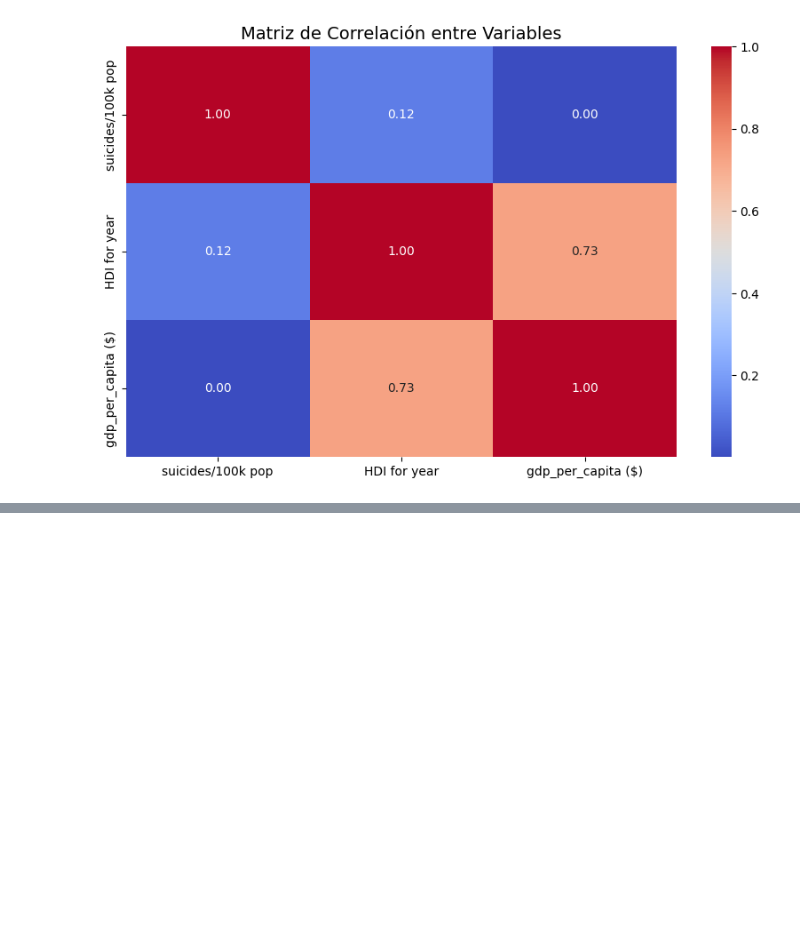
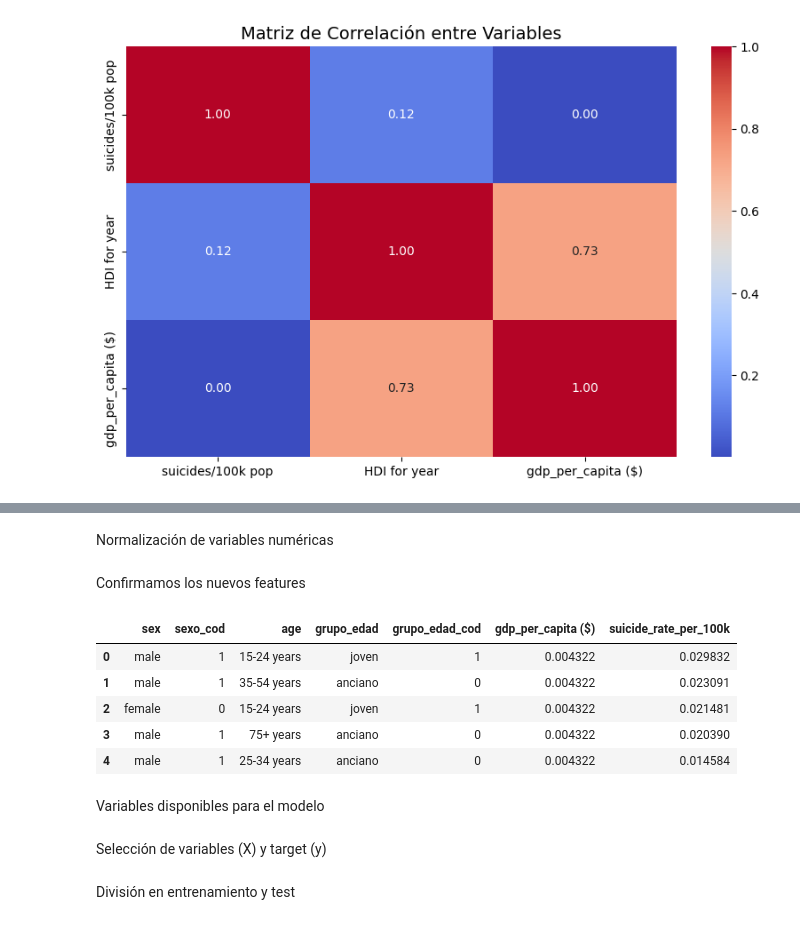
Before and after one commit to rosanavanesavasquez/Suicide_rates_Overview, a Jupyter notebook: Suicide_Rates_Overview_VASQUEZ_1eraEntrega.ipynb, the cells around one changed output, grey strips where cells are left out. Saved outputs shown, nothing was run; the diff lists cells and outputs as text; code cells hidden in the pictures; blank space fills up the shorter version.

```diff
--- a/Suicide_Rates_Overview_VASQUEZ_1eraEntrega.ipynb
+++ b/Suicide_Rates_Overview_VASQUEZ_1eraEntrega.ipynb
@@ -186,0 +374,26 @@ plt.show()
+# %%
+df['suicide_rate_per_100k'] = (df['suicides_no'] / df['population']) * 100000
+# %%
+le = LabelEncoder()
+df['sexo_cod'] = le.fit_transform(df['sex'])
+df['grupo_edad_cod'] = le.fit_transform(df['grupo_edad'])
+# %%
+df = pd.get_dummies(df, columns=['generation'], drop_first=True)
+# %% [markdown]
+Normalización de variables numéricas
+# %%
+scaler = MinMaxScaler()
+df[['gdp_per_capita ($)', 'suicide_rate_per_100k']] = scaler.fit_transform(df[['gdp_per_capita ($)', 'suicide_rate_per_100k']])
+# %% [markdown]
+Confirmamos los nuevos features
+# %%
+df[['sex', 'sexo_cod', 'age', 'grupo_edad', 'grupo_edad_cod', 'gdp_per_capita ($)', 'suicide_rate_per_100k']].head()
+# %% [output]
+|  | sex | sexo_cod | age | grupo_edad | grupo_edad_cod | gdp_per_capita ($) | suicide_rate_per_100k |
+| 0 | male | 1 | 15-24 years | joven | 1 | 0.004322 | 0.029832 |
+| 1 | male | 1 | 35-54 years | anciano | 0 | 0.004322 | 0.023091 |
+| 2 | female | 0 | 15-24 years | joven | 1 | 0.004322 | 0.021481 |
+| 3 | male | 1 | 75+ years | anciano | 0 | 0.004322 | 0.020390 |
+| 4 | male | 1 | 25-34 years | anciano | 0 | 0.004322 | 0.014584 |
+# %% [markdown]
+Variables disponibles para el modelo
@@ -186,0 +403,2 @@ plt.show()
+# %% [markdown]
+Selección de variables (X) y target (y)
@@ -186,0 +414,2 @@ plt.show()
+# %% [markdown]
+División en entrenamiento y test
```
Also changed, not shown: parts of 29 cells of this notebook.
